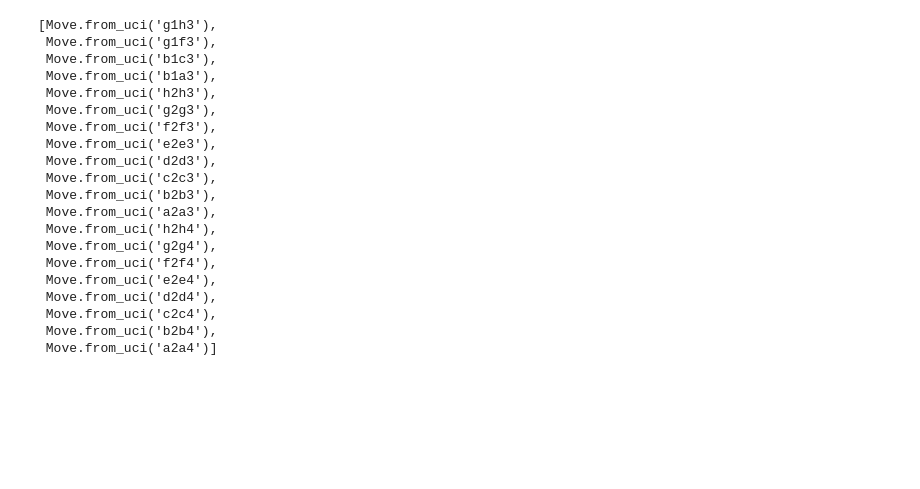
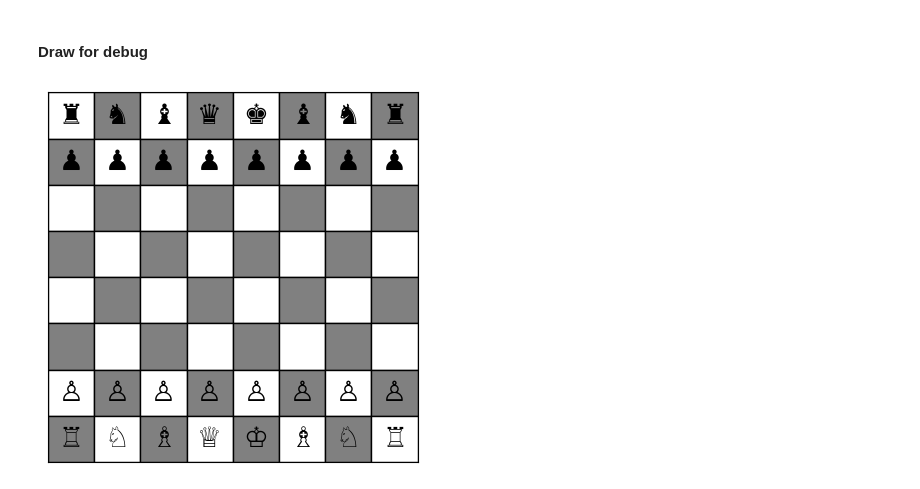
Before and after one commit to TranMinhThang123/ChessAI, a Jupyter notebook: monte_carlo_implement.ipynb, the cells around one changed output. Saved outputs shown, nothing was run; the diff lists cells and outputs as text; code cells hidden in the pictures; blank space fills up the shorter version.

```diff
--- a/monte_carlo_implement.ipynb
+++ b/monte_carlo_implement.ipynb
@@ -6,23 +1,49 @@ board = chess.Board()
-# %%
-list(board.legal_moves)
-# %% [output]
-[Move.from_uci('g1h3'),
- Move.from_uci('g1f3'),
- Move.from_uci('b1c3'),
- Move.from_uci('b1a3'),
- Move.from_uci('h2h3'),
- Move.from_uci('g2g3'),
- Move.from_uci('f2f3'),
- Move.from_uci('e2e3'),
- Move.from_uci('d2d3'),
- Move.from_uci('c2c3'),
- Move.from_uci('b2b3'),
- Move.from_uci('a2a3'),
- Move.from_uci('h2h4'),
- Move.from_uci('g2g4'),
- Move.from_uci('f2f4'),
- Move.from_uci('e2e4'),
- Move.from_uci('d2d4'),
- Move.from_uci('c2c4'),
- Move.from_uci('b2b4'),
- Move.from_uci('a2a4')]
+# %% [markdown]
+#### **Draw for debug**
+# %%
+import matplotlib.pyplot as plt
+import matplotlib.patches as patches
+from Chessnut import Game
+
+def draw_board(game=None):
+    fig, ax = plt.subplots()
+
+    # Draw the chessboard squares
+    for row in range(8):
+        for col in range(8):
+            color = 'white' if (row + col) % 2 == 0 else 'gray'
+            square = patches.Rectangle((col, 7 - row), 1, 1, edgecolor='black', facecolor=color)
+            ax.add_patch(square)
+
+    # Set limits and turn off axes
+    ax.set_xlim(0, 8)
+    ax.set_ylim(0, 8)
+    ax.set_xticks([])
+    ax.set_yticks([])
+    plt.gca().set_aspect('equal', adjustable='box')
+
+    # Display pieces based on the FEN string
+    fen = game.get_fen().split()[0]
+    piece_map = {
+        'p': '♟', 'r': '♜', 'n': '♞', 'b': '♝', 'q': '♛', 'k': '♚',
+        'P': '♙', 'R': '♖', 'N': '♘', 'B': '♗', 'Q': '♕', 'K': '♔'
+    }
+    board_rows = fen.split('/')
+
+    for row, row_string in enumerate(board_rows):
+        col = 0
+        for char in row_string:
+            if char.isdigit():
+                col += int(char)  # Empty squares
+            else:
+                ax.text(col + 0.5, 7 - row + 0.5, piece_map[char], fontsize=20,
+                        ha='center', va='center')
+                col += 1
+
+    plt.show()
+# %%
+# Create a new Chessnut game
+game = Game()
+draw_board(game)
+# %% [output]
+[figure, added]
```
Also changed, not shown: parts of 16 cells of this notebook, 2 other files.
